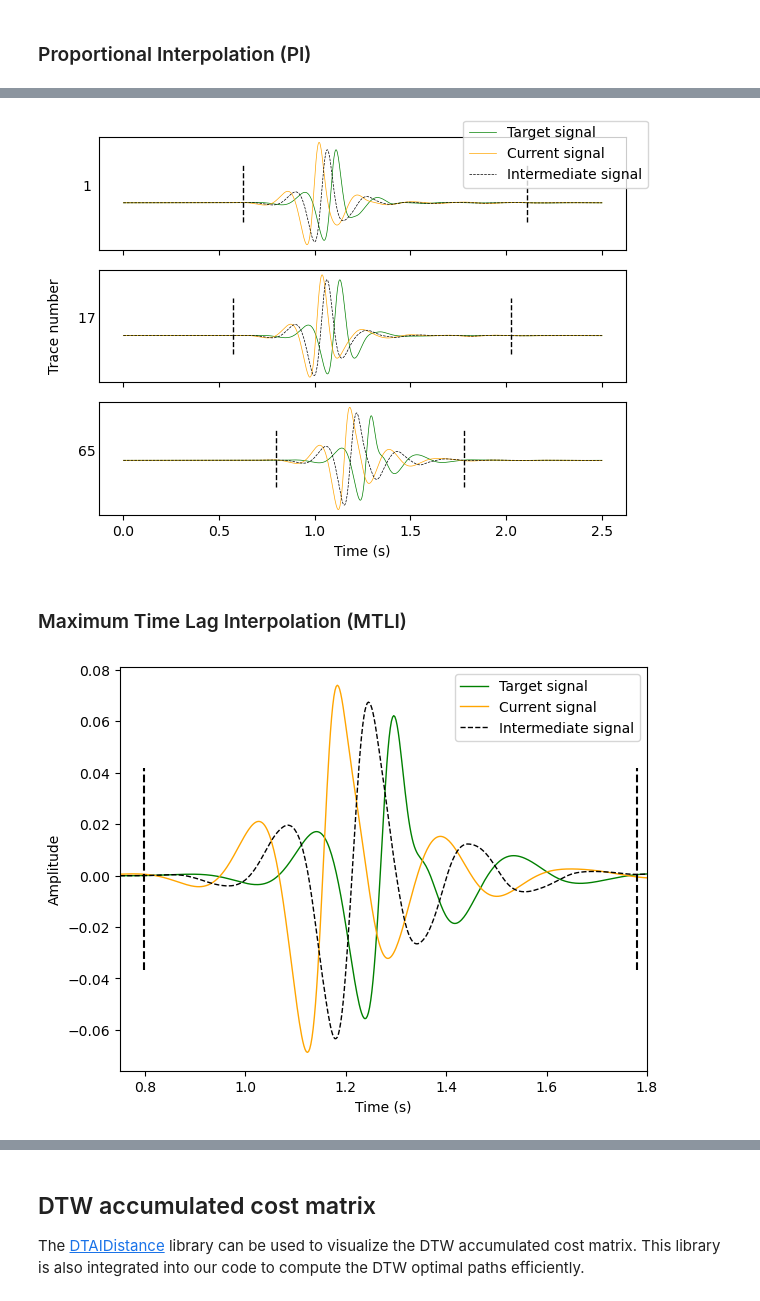
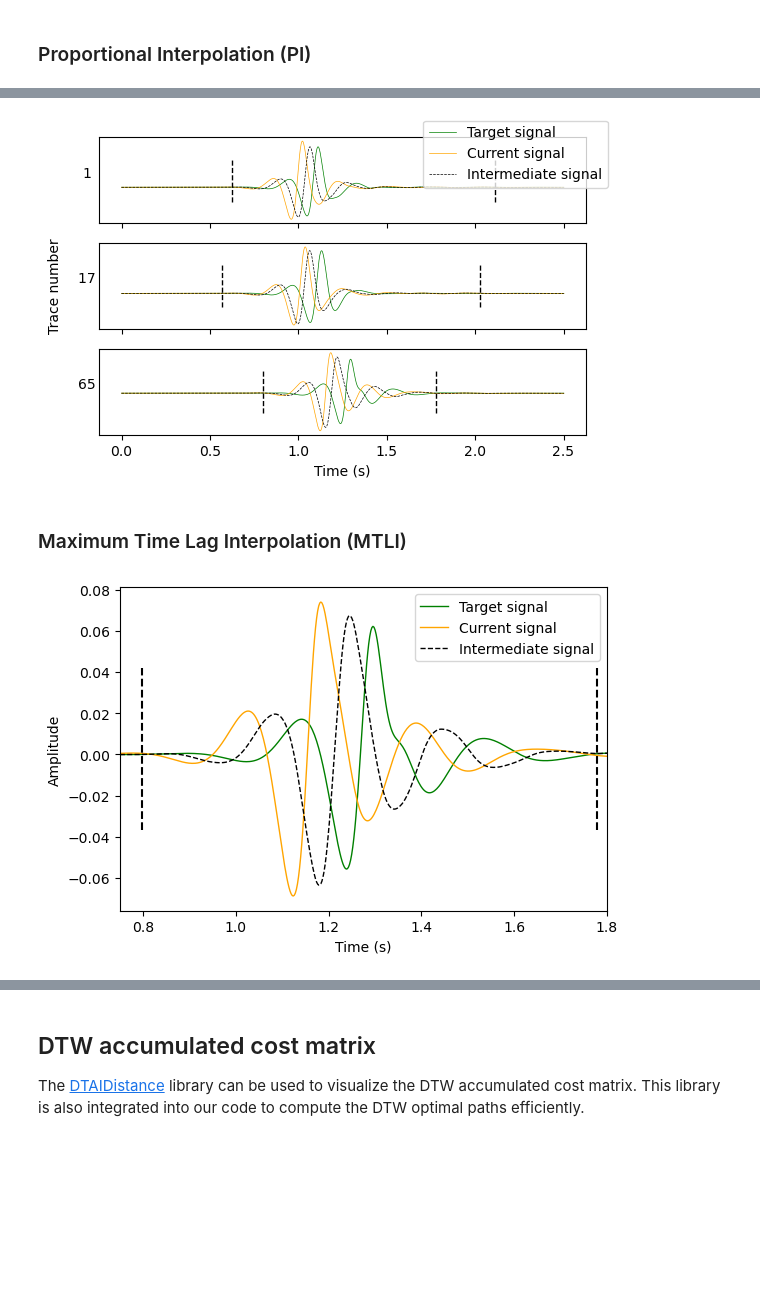
Before and after one commit to eikmeier-cn/dtw-pa-isa, a Jupyter notebook: dtw-pa-isa/tutorial_dtw-isa.ipynb, the cells around one changed output, grey strips where cells are left out. Saved outputs shown, nothing was run; the diff lists cells and outputs as text; code cells hidden in the pictures; blank space fills up the shorter version.

```diff
--- a/dtw-pa-isa/tutorial_dtw-isa.ipynb
+++ b/dtw-pa-isa/tutorial_dtw-isa.ipynb
@@ -141,16 +142,17 @@ plot_signal(
 # %%
 plot_signals(
     shot_num=shot_number,
     dt=dt,
     seismograms_target=seismograms_true,
     seismograms_curr=seismograms_initial,
     rec_num_list=receiver_number_list,
     seismograms_inter=seismograms_interpolated,
-    windows=windows)
+    windows=windows,
+    figsize=(6,4))
 
 # The vertical dashed lines are the boundaries of the window
 # %% [output]
-[figure, old version]
+[figure, new version]
 # %% [markdown]
 ### Maximum Time Lag Interpolation (MTLI)
 # %%
@@ -172,11 +174,12 @@ plot_signal(
     seismograms_curr=seismograms_initial,
     seismograms_inter=seismograms_interpolated,
     windows=windows,
-    xlimit=(0.75, 1.80))
+    xlimit=(0.75, 1.80),
+    figsize=(6,4))
 
 # The vertical dashed lines are the boundaries of the window
 # %% [output]
-[figure, old version]
+[figure, new version]
 # %%
 plot_signals(
     shot_num=shot_number,
```
Also changed, not shown: parts of 3 cells of this notebook, 2 other files.
